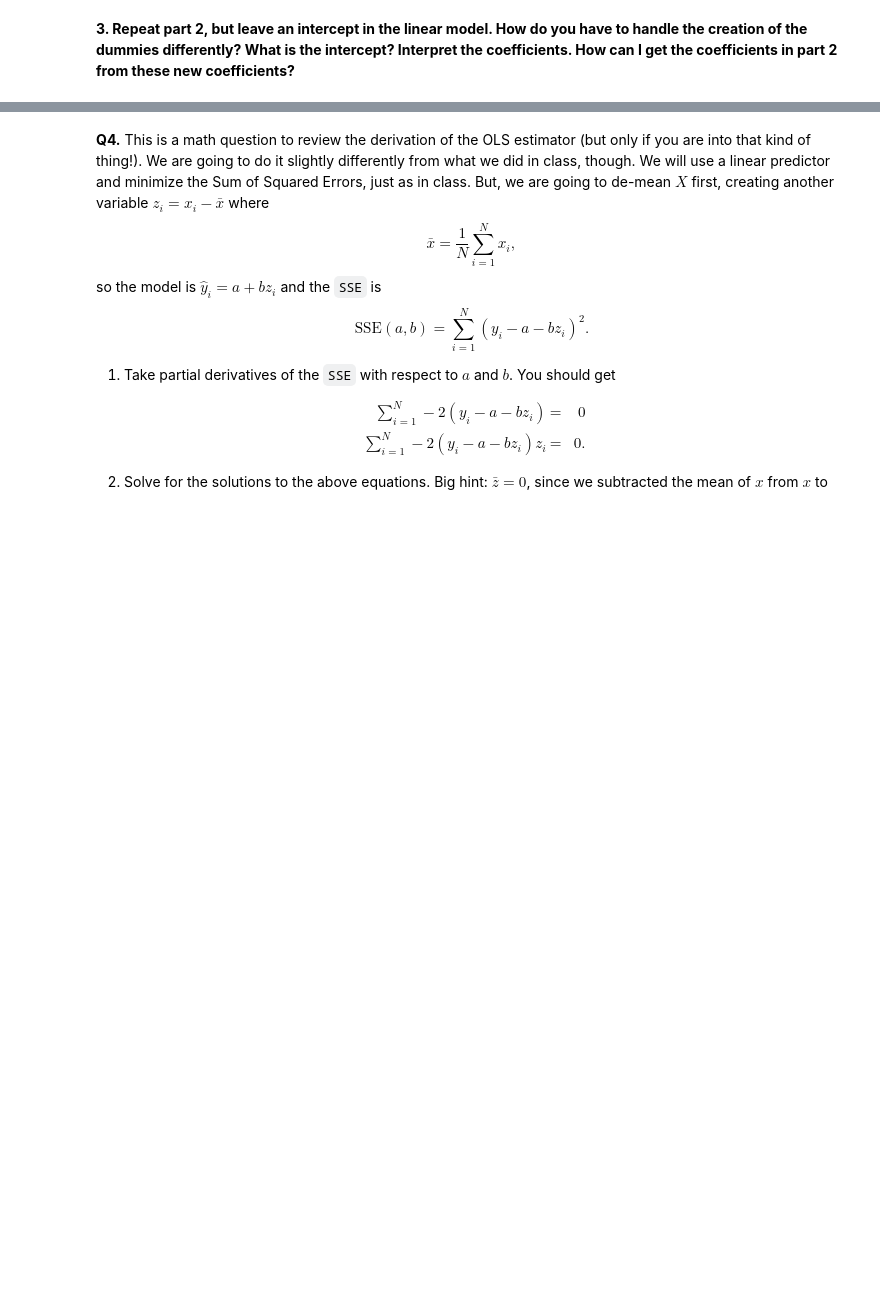
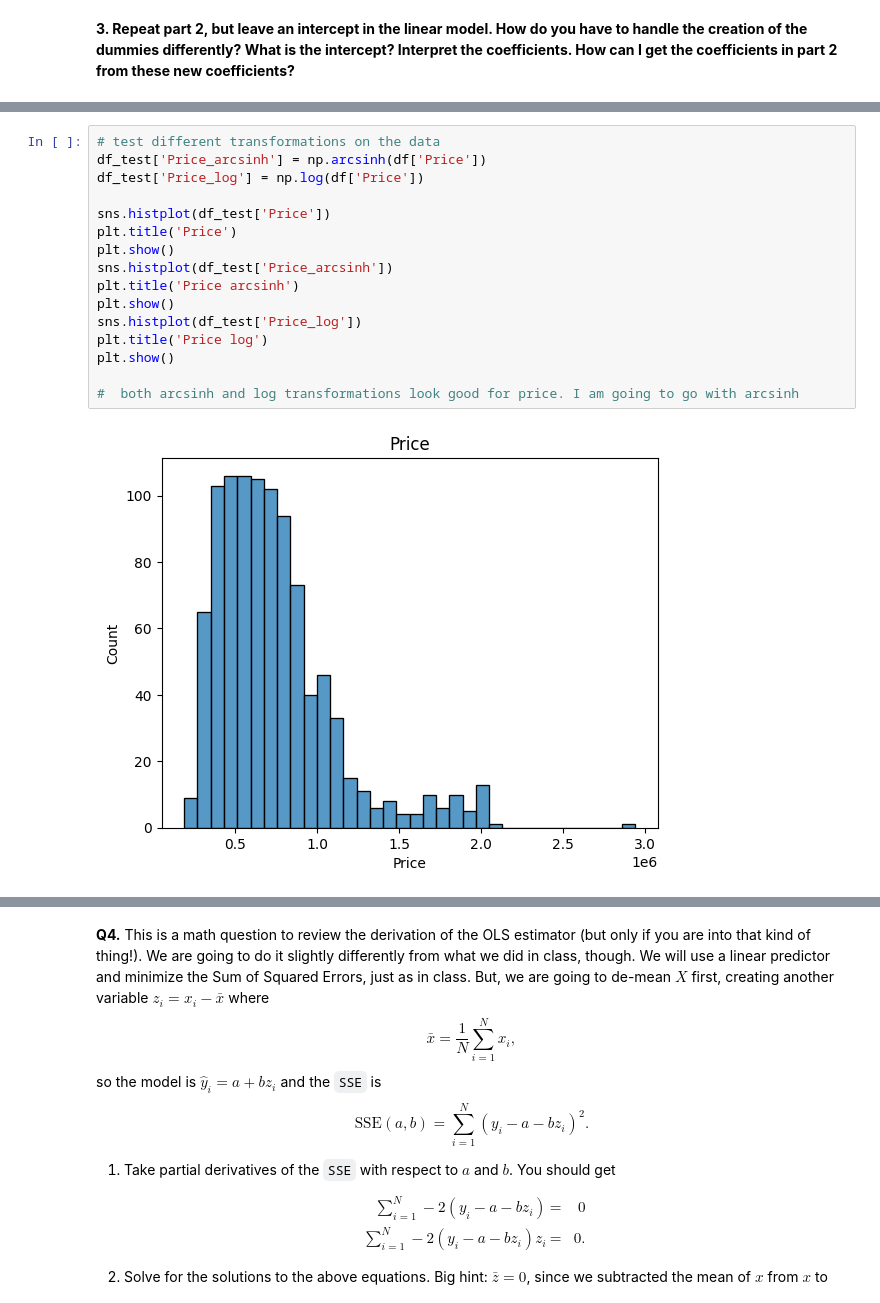
Before and after one commit to imdressel/linearRegression, a Jupyter notebook: assignment.ipynb, the cells around one changed output, grey strips where cells are left out. Drawn from its saved outputs; the diff is of its cells as text; blank space fills up the shorter version.

```diff
--- a/assignment.ipynb
+++ b/assignment.ipynb
@@ -79,0 +304,18 @@ Manhattan is the most expensive bourough on average, with a mean price of $183 p
+# %%
+# test different transformations on the data
+df_test['Price_arcsinh'] = np.arcsinh(df['Price'])
+df_test['Price_log'] = np.log(df['Price'])
+
+sns.histplot(df_test['Price'])
+plt.title('Price')
+plt.show()
+sns.histplot(df_test['Price_arcsinh'])
+plt.title('Price arcsinh')
+plt.show()
+sns.histplot(df_test['Price_log'])
+plt.title('Price log')
+plt.show()
+
+#  both arcsinh and log transformations look good for price. I am going to go with arcsinh
+# %% [output]
+[figure, added]
```
Also changed, not shown: parts of 69 cells of this notebook.
